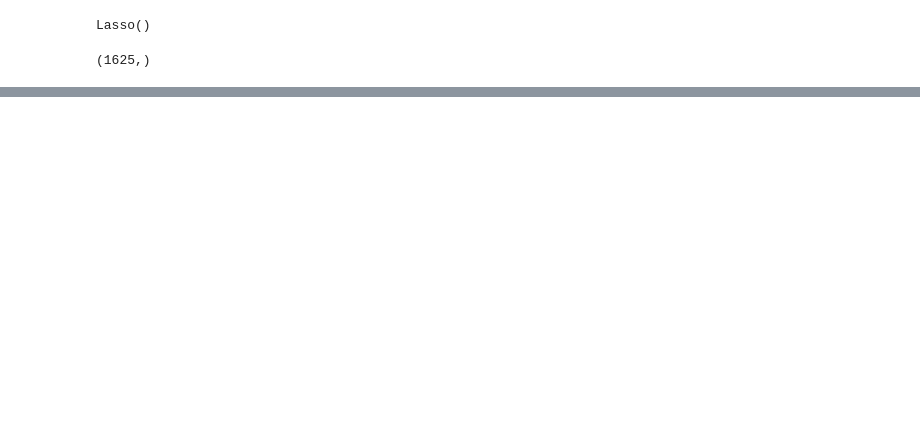
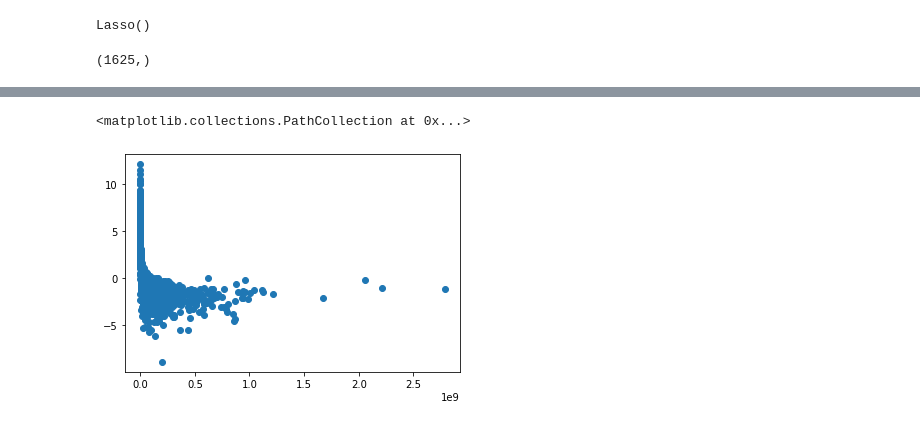
Before and after one commit to Minombreesana/IMDB-project, a Jupyter notebook: IMDB_project/model.ipynb, the cells around one changed output, grey strips where cells are left out. Drawn from its saved outputs; the diff is of its cells as text; code cells hidden in the pictures; blank space fills up the shorter version.

```diff
--- a/IMDB_project/model.ipynb
+++ b/IMDB_project/model.ipynb
@@ -56,0 +75,7 @@ plt.hist([predicted, y_test]);
+# %%
+lap_residuals = np.log(ap_residuals)
+# %%
+plt.scatter(y_test, lap_residuals)
+# %% [output]
+<matplotlib.collections.PathCollection at 0x...>
+[figure, added]
```
Also changed, not shown: parts of 7 cells of this notebook.
